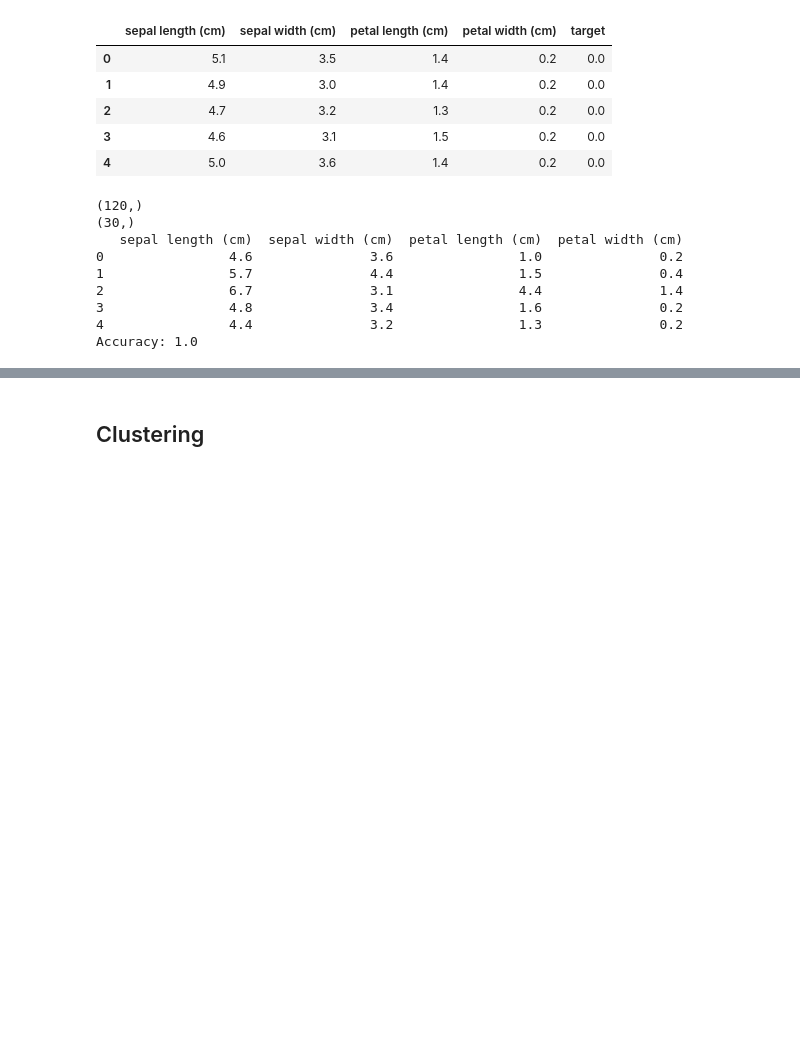
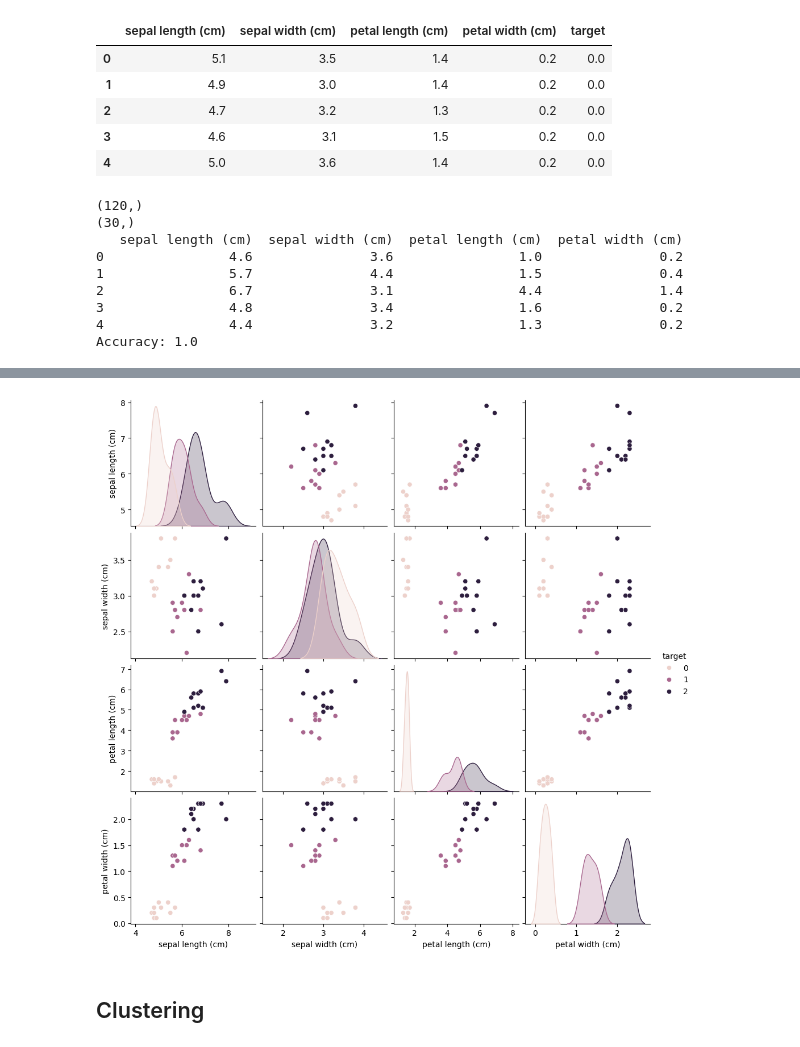
Before and after one commit to VaishaliChauhanCCTB/Demo, a Jupyter notebook: Classification_Clustering.ipynb, the cells around one changed output, grey strips where cells are left out. Saved outputs shown, nothing was run; the diff lists cells and outputs as text; code cells hidden in the pictures; blank space fills up the shorter version.

```diff
--- a/Classification_Clustering.ipynb
+++ b/Classification_Clustering.ipynb
@@ -105,3 +105,13 @@ plt.show()
+# %%
+import seaborn as sns
+import pandas as pd
+
+iris_df = pd.DataFrame(X_test, columns=iris.feature_names)
+iris_df['target'] = y_test
+sns.pairplot(iris_df, hue='target')
+plt.show()
+# %% [output]
+[figure, added]
 # %% [markdown]
 ## Clustering
 # %%
```
Also changed, not shown: parts of 1 cell of this notebook.
